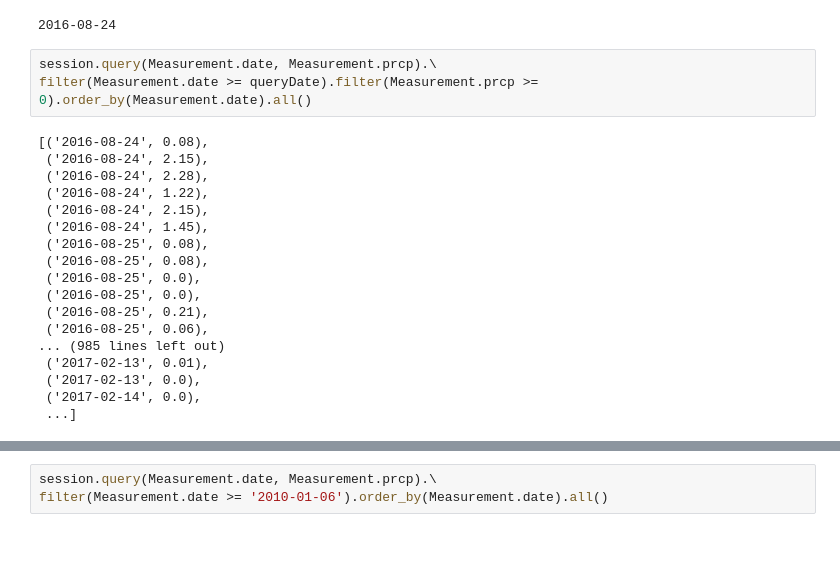
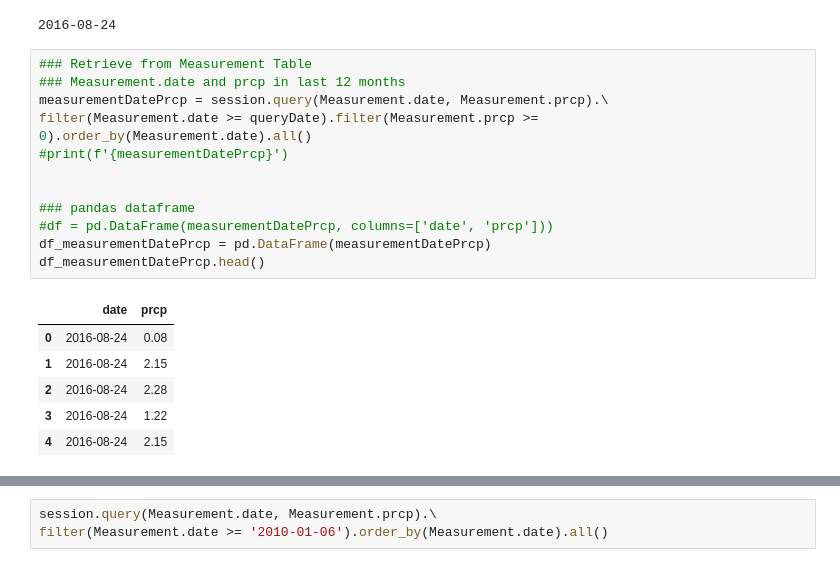
Before and after one commit to lisatian8/advanced-data-storage-challenge, a Jupyter notebook: climate_starter.ipynb, the cells around one changed output, grey strips where cells are left out. Drawn from its saved outputs; the diff is of its cells as text.

```diff
--- a/climate_starter.ipynb
+++ b/climate_starter.ipynb
@@ -91,23 +94,21 @@ print(f'{queryDate}')
 # %% [output]
 2016-08-24
 # %%
-session.query(Measurement.date, Measurement.prcp).\
+### Retrieve from Measurement Table
+### Measurement.date and prcp in last 12 months
+measurementDatePrcp = session.query(Measurement.date, Measurement.prcp).\
 filter(Measurement.date >= queryDate).filter(Measurement.prcp >= 0).order_by(Measurement.date).all()
+#print(f'{measurementDatePrcp}')
+
+
+### pandas dataframe
+#df = pd.DataFrame(measurementDatePrcp, columns=['date', 'prcp']))
+df_measurementDatePrcp = pd.DataFrame(measurementDatePrcp)
+df_measurementDatePrcp.head()
 # %% [output]
-[('2016-08-24', 0.08),
- ('2016-08-24', 2.15),
- ('2016-08-24', 2.28),
- ('2016-08-24', 1.22),
- ('2016-08-24', 2.15),
- ('2016-08-24', 1.45),
- ('2016-08-25', 0.08),
- ('2016-08-25', 0.08),
- ('2016-08-25', 0.0),
- ('2016-08-25', 0.0),
- ('2016-08-25', 0.21),
- ('2016-08-25', 0.06),
-... (985 lines left out)
- ('2017-02-13', 0.01),
- ('2017-02-13', 0.0),
- ('2017-02-14', 0.0),
- ...]
+|  | date | prcp |
+| 0 | 2016-08-24 | 0.08 |
+| 1 | 2016-08-24 | 2.15 |
+| 2 | 2016-08-24 | 2.28 |
+| 3 | 2016-08-24 | 1.22 |
+| 4 | 2016-08-24 | 2.15 |
```
Also changed, not shown: parts of 5 cells of this notebook.
